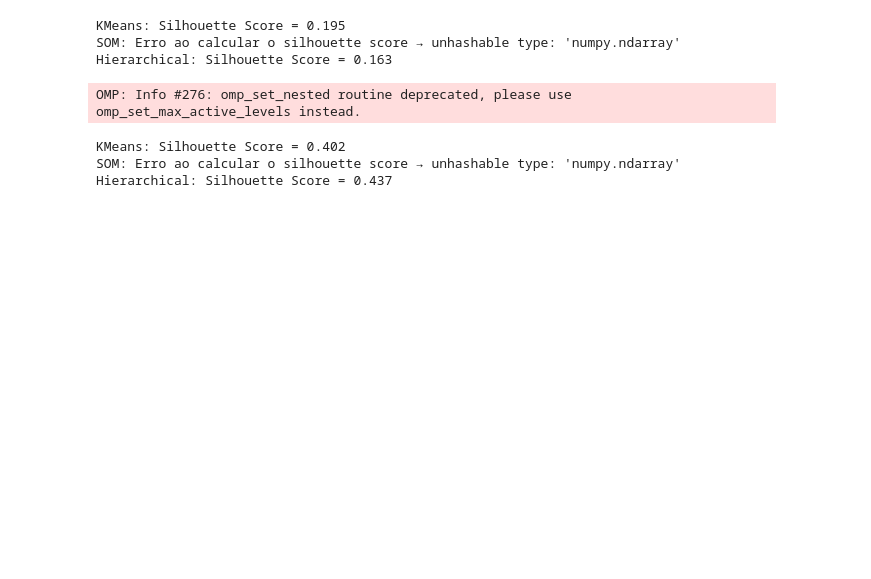
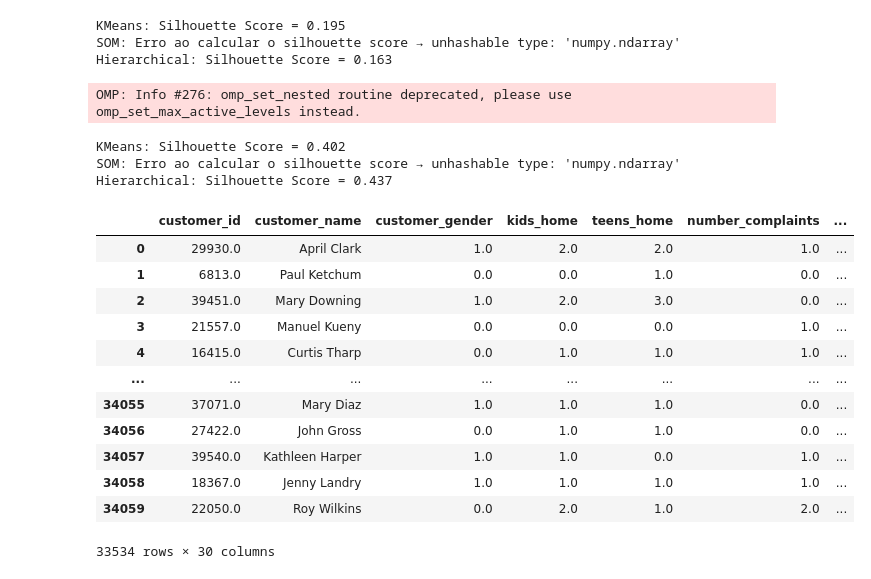
Before and after one commit to Constmsa/ml2.project, a Jupyter notebook: clustering analysis.ipynb, the cells around one changed output. Cells and saved outputs as stored; diff of their text form; code cells hidden in the pictures; blank space fills up the shorter version.

```diff
--- a/clustering analysis.ipynb
+++ b/clustering analysis.ipynb
@@ -11,3 +10,7 @@ The autoreload extension is already loaded. To reload it, use:
+# %%
+pd.set_option('display.max_rows', 500)
+pd.set_option('display.max_columns', 500)
+pd.set_option('display.width', 1000)
 # %%
 def clustering(path):
     df = preprocess(path)
@@ -67,0 +112,16 @@ Hierarchical: Silhouette Score = 0.437
+# %%
+data
+# %% [output]
+|  | customer_id | customer_name | customer_gender | kids_home | teens_home | number_complaints | ... |
+| 0 | 29930.0 | April Clark | 1.0 | 2.0 | 2.0 | 1.0 | ... |
+| 1 | 6813.0 | Paul Ketchum | 0.0 | 0.0 | 1.0 | 0.0 | ... |
+| 2 | 39451.0 | Mary Downing | 1.0 | 2.0 | 3.0 | 0.0 | ... |
+| 3 | 21557.0 | Manuel Kueny | 0.0 | 0.0 | 0.0 | 1.0 | ... |
+| 4 | 16415.0 | Curtis Tharp | 0.0 | 1.0 | 1.0 | 1.0 | ... |
+| ... | ... | ... | ... | ... | ... | ... | ... |
+| 34055 | 37071.0 | Mary Diaz | 1.0 | 1.0 | 1.0 | 0.0 | ... |
+| 34056 | 27422.0 | John Gross | 0.0 | 1.0 | 1.0 | 0.0 | ... |
+| 34057 | 39540.0 | Kathleen Harper | 1.0 | 1.0 | 0.0 | 1.0 | ... |
+| 34058 | 18367.0 | Jenny Landry | 1.0 | 1.0 | 1.0 | 1.0 | ... |
+| 34059 | 22050.0 | Roy Wilkins | 0.0 | 2.0 | 1.0 | 2.0 | ... |
+33534 rows × 30 columns
```
Also changed, not shown: parts of 10 cells of this notebook.
